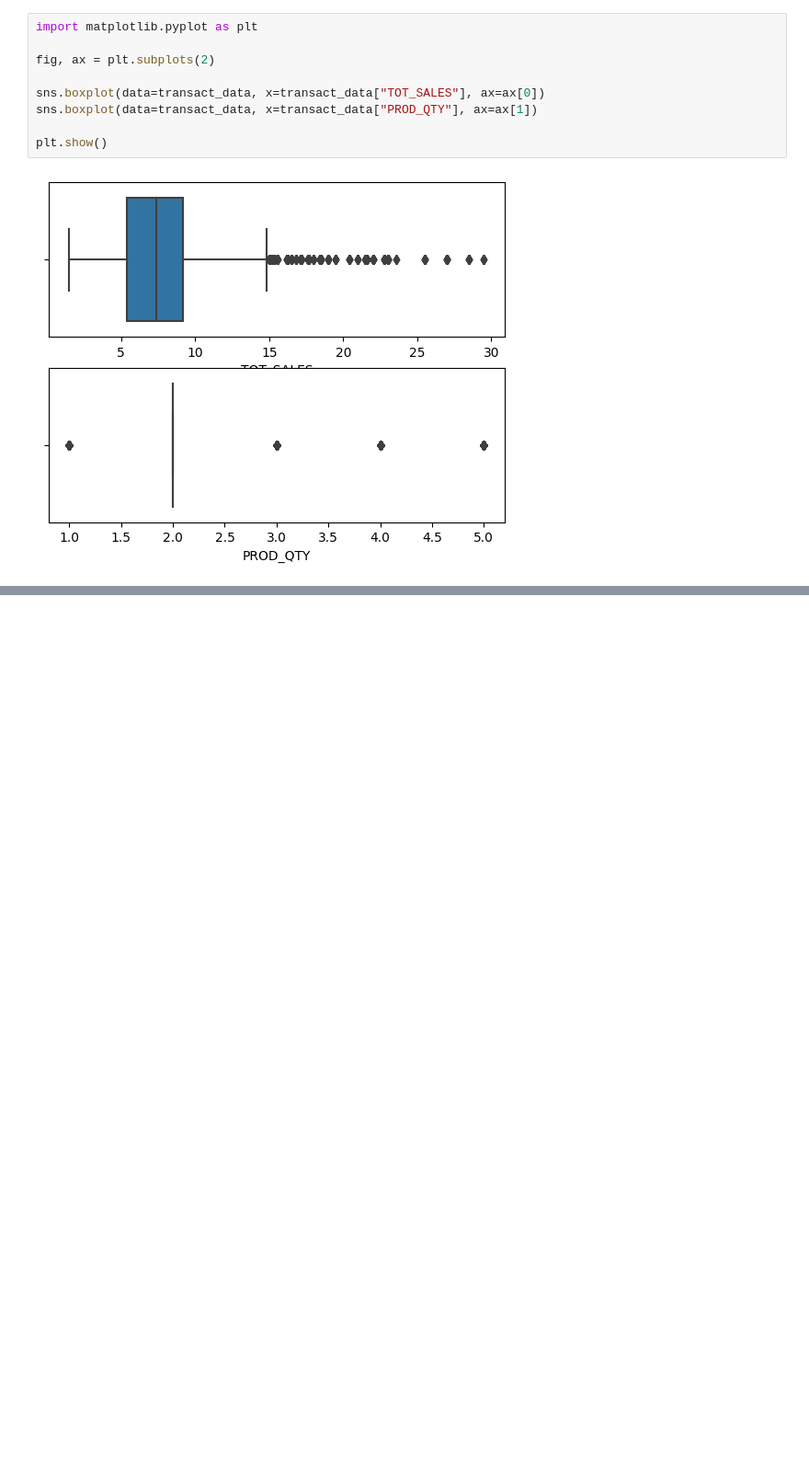
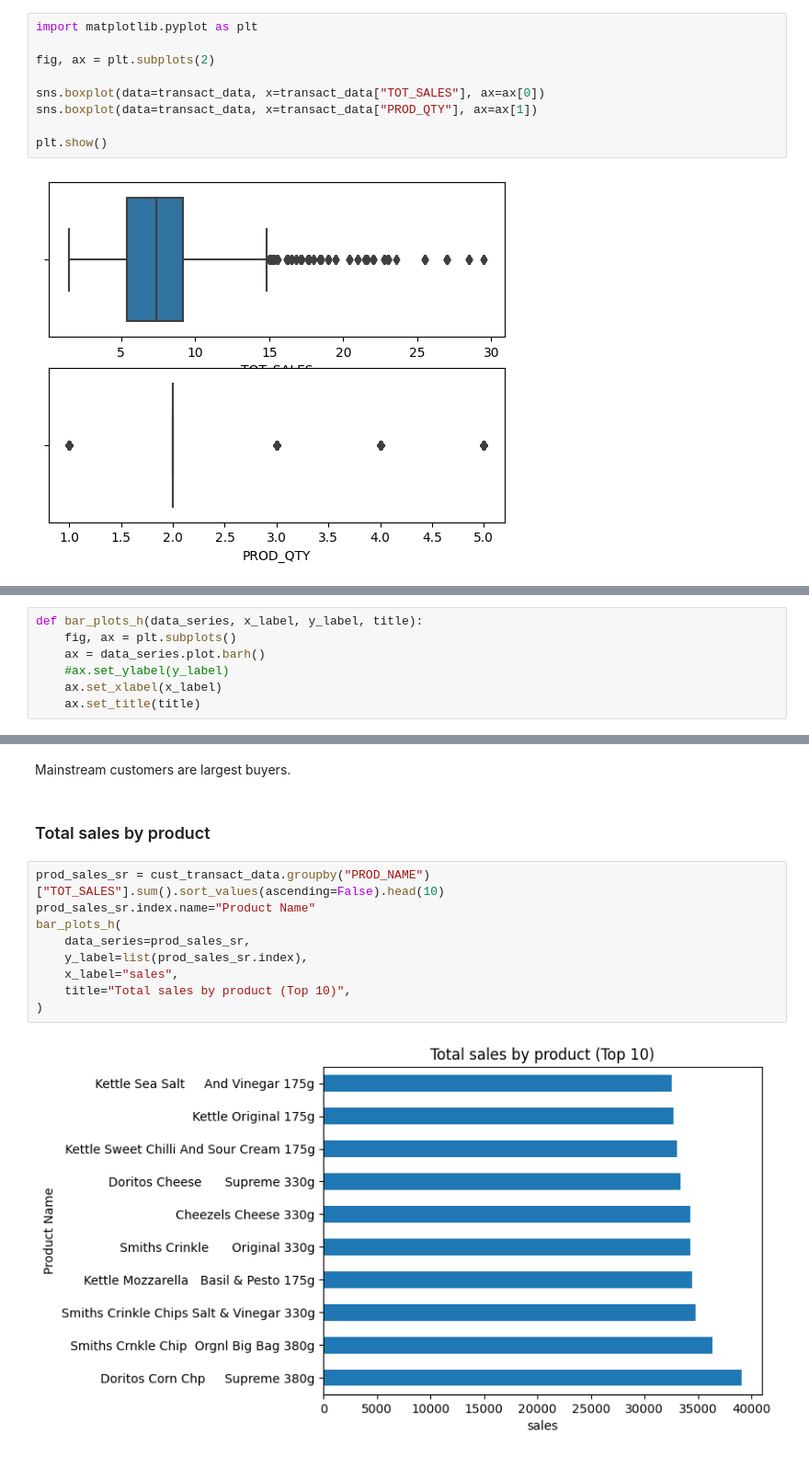
Before and after one commit to nav500/zed-supermart-customer-analysis, a Jupyter notebook: data_preparation.ipynb, the cells around one changed output, grey strips where cells are left out. Shown at 92% size. Saved outputs shown, nothing was run; the diff lists cells and outputs as text; blank space fills up the shorter version.

```diff
--- a/data_preparation.ipynb
+++ b/data_preparation.ipynb
@@ -168,0 +422,7 @@ plt.show()
+# %%
+def bar_plots_h(data_series, x_label, y_label, title):
+    fig, ax = plt.subplots()
+    ax = data_series.plot.barh()
+    #ax.set_ylabel(y_label)
+    ax.set_xlabel(x_label)
+    ax.set_title(title)
@@ -168,0 +461,15 @@ plt.show()
+# %% [markdown]
+Mainstream customers are largest buyers.
+# %% [markdown]
+### Total sales by product
+# %%
+prod_sales_sr = cust_transact_data.groupby("PROD_NAME")["TOT_SALES"].sum().sort_values(ascending=False).head(10)
+prod_sales_sr.index.name="Product Name"
+bar_plots_h(
+    data_series=prod_sales_sr,
+    y_label=list(prod_sales_sr.index),
+    x_label="sales",
+    title="Total sales by product (Top 10)",
+)
+# %% [output]
+[figure, added]
```
Also changed, not shown: parts of 57 cells of this notebook.
